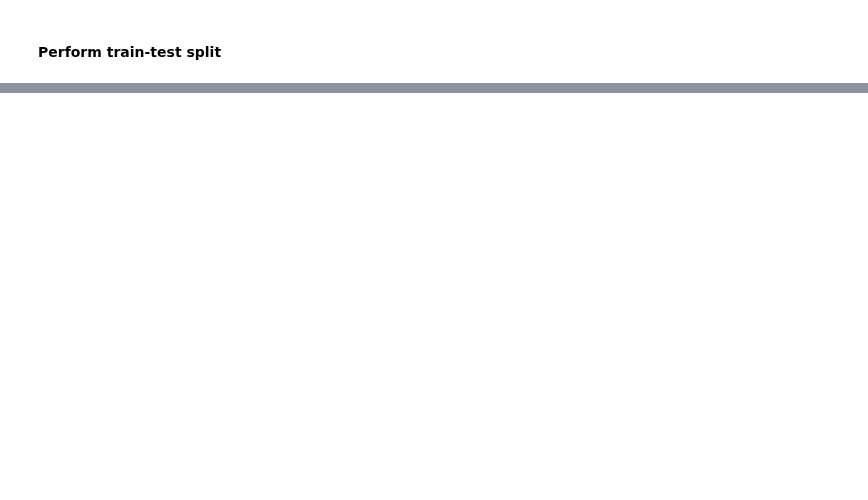
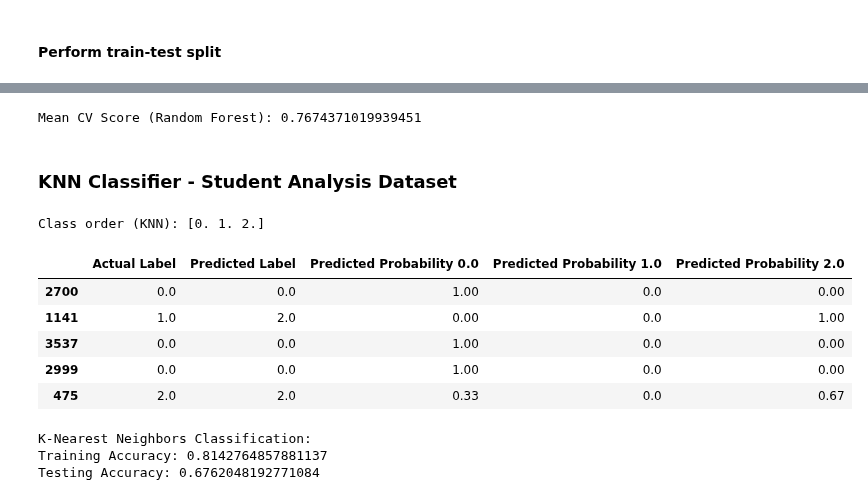
Before and after one commit to aninditadash/Introduction_to_machine_learning, a Jupyter notebook: ML_Examples/Student_Data_analysis.ipynb, the cells around one changed output, grey strips where cells are left out. Cells and saved outputs as stored; diff of their text form; code cells hidden in the pictures; blank space fills up the shorter version.

```diff
--- a/ML_Examples/Student_Data_analysis.ipynb
+++ b/ML_Examples/Student_Data_analysis.ipynb
@@ -194,0 +312,9 @@ X_train, X_test, y_train, y_test = train_test_split(X, y, test_size=0.3, random_
+# %%
+kf = KFold(n_splits=10, random_state=42, shuffle=True)
+k_fold_scores = cross_val_score(pipeline_rfc, X_train, y_train, cv=kf)
+
+print(f"Mean CV Score (Random Forest): {np.mean(np.abs(k_fold_scores))}")
+# %% [output]
+Mean CV Score (Random Forest): 0.7674371019939451
+# %% [markdown]
+### __KNN Classifier - Student Analysis Dataset__
@@ -194,0 +323,50 @@ X_train, X_test, y_train, y_test = train_test_split(X, y, test_size=0.3, random_
+# %%
+pipeline_knn = Pipeline([
+    ('scaler', StandardScaler()),                # Standardize the data
+    ('knn', KNeighborsClassifier(n_neighbors=3)) # KNN classifier
+])
+
+# knn_model = KNeighborsClassifier(n_neighbors=3)
+pipeline_knn.fit(X_train, y_train)
+
+# Predict on testing set
+y_pred_test_knn = pipeline_knn.predict(X_test)
+y_pred_test_prob_knn = pipeline_knn.predict_proba(X_test)
+
+# Determine the class order
+class_order_knn = pipeline_knn.classes_
+print("Class order (KNN):", class_order_knn)
+# %% [output]
+Class order (KNN): [0. 1. 2.]
+# %%
+# Create a DataFrame to display actual and predicted labels with probabilities
+results_df = pd.DataFrame({
+    'Actual Label': y_test,
+    'Predicted Label': y_pred_test_knn,
+})
+
+# Add predicted probabilities with correct class names
+for i, class_name in enumerate(class_order_knn):
+    results_df[f'Predicted Probability {class_name}'] = np.round(y_pred_test_prob_knn[:, i], 2)
+
+# Display the first few rows of the results DataFrame
+results_df.head()
+# %% [output]
+|  | Actual Label | Predicted Label | Predicted Probability 0.0 | Predicted Probability 1.0 | Predicted Probability 2.0 |
+| 2700 | 0.0 | 0.0 | 1.00 | 0.0 | 0.00 |
+| 1141 | 1.0 | 2.0 | 0.00 | 0.0 | 1.00 |
+| 3537 | 0.0 | 0.0 | 1.00 | 0.0 | 0.00 |
+| 2999 | 0.0 | 0.0 | 1.00 | 0.0 | 0.00 |
+| 475 | 2.0 | 2.0 | 0.33 | 0.0 | 0.67 |
+# %%
+# Calculate training and testing accuracy
+print("K-Nearest Neighbors Classification:")
+training_accuracy_knn =  accuracy_score(y_train, pipeline_knn.predict(X_train))
+testing_accuracy_knn = accuracy_score(y_test, y_pred_test_knn)
+
+print(f"Training Accuracy: {training_accuracy_knn}")
+print(f"Testing Accuracy: {testing_accuracy_knn}")
+# %% [output]
+K-Nearest Neighbors Classification:
+Training Accuracy: 0.8142764857881137
+Testing Accuracy: 0.6762048192771084
```
Also changed, not shown: parts of 16 cells of this notebook.
